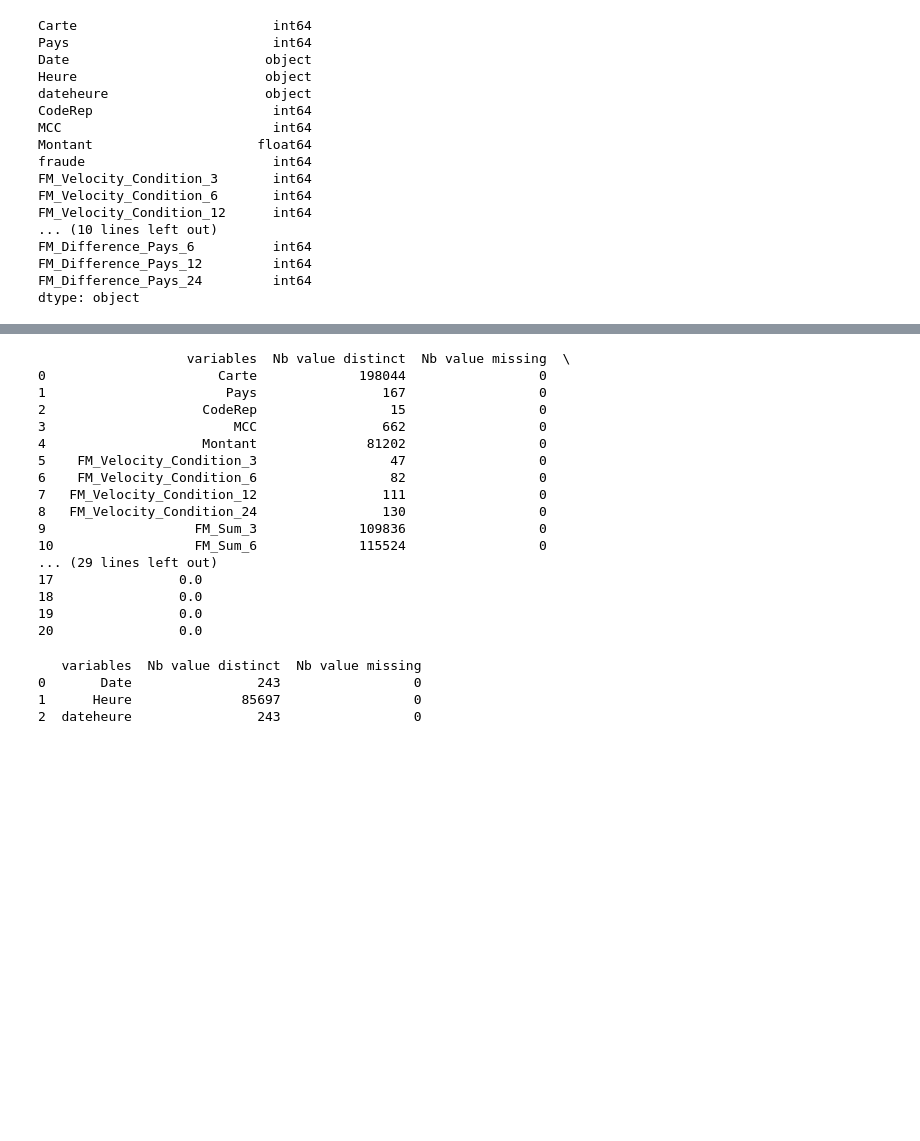
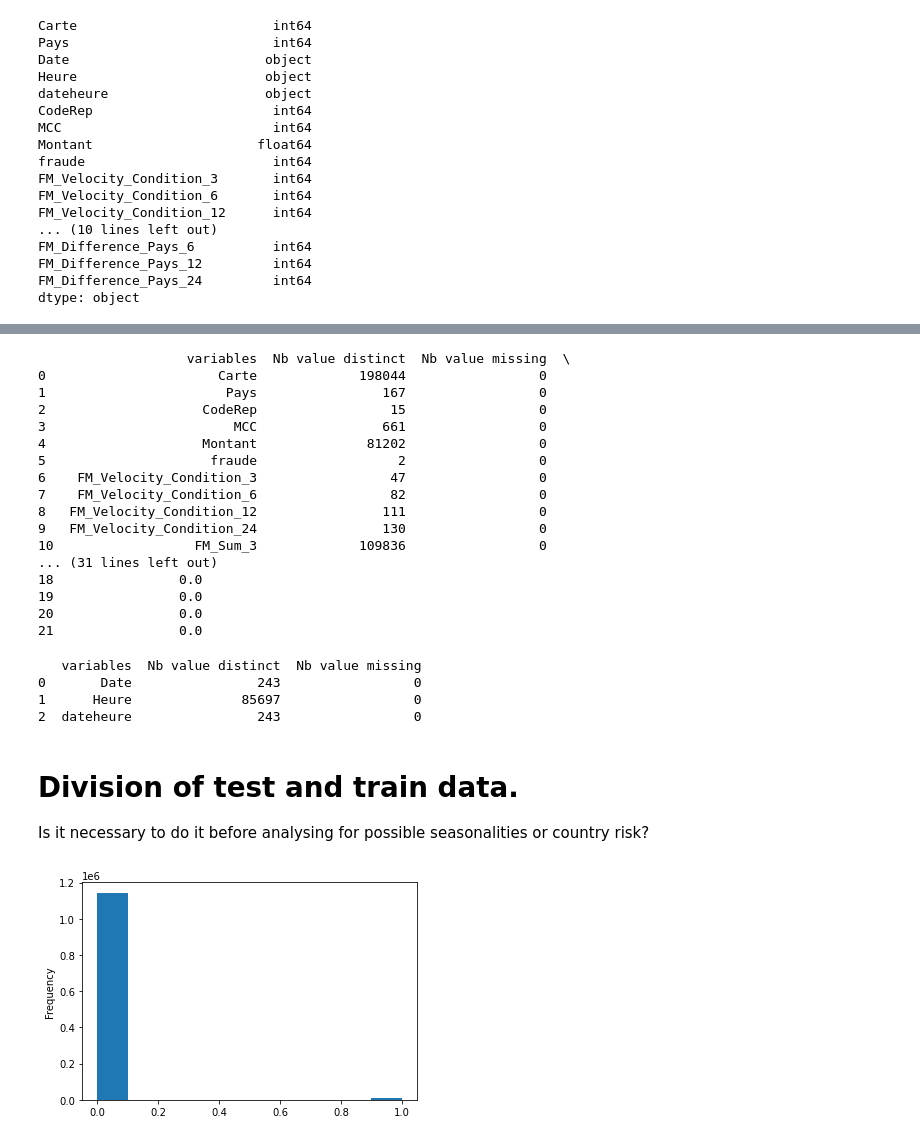
Before and after one commit to AleMax2/Scoring, a Jupyter notebook: Scoring .ipynb, the cells around one changed output, grey strips where cells are left out. Cells and saved outputs as stored; diff of their text form; code cells hidden in the pictures; blank space fills up the shorter version.

```diff
--- a/Scoring .ipynb
+++ b/Scoring .ipynb
@@ -39,6 +43,4 @@ FM_Difference_Pays_6          int64
 FM_Difference_Pays_12         int64
 FM_Difference_Pays_24         int64
 dtype: object
-# %%
-data['fraude'] = data['fraude'].astype('bool')
 # %%
@@ -87,19 +89,19 @@ print(info_df_num_2)
 0                      Carte             198044                 0
 1                       Pays                167                 0
 2                    CodeRep                 15                 0
-3                        MCC                662                 0
+3                        MCC                661                 0
 4                    Montant              81202                 0
-5    FM_Velocity_Condition_3                 47                 0
-6    FM_Velocity_Condition_6                 82                 0
-7   FM_Velocity_Condition_12                111                 0
-8   FM_Velocity_Condition_24                130                 0
-9                   FM_Sum_3             109836                 0
-10                  FM_Sum_6             115524                 0
-... (29 lines left out)
-17                0.0
+5                     fraude                  2                 0
+6    FM_Velocity_Condition_3                 47                 0
+7    FM_Velocity_Condition_6                 82                 0
+8   FM_Velocity_Condition_12                111                 0
+9   FM_Velocity_Condition_24                130                 0
+10                  FM_Sum_3             109836                 0
+... (31 lines left out)
 18                0.0
 19                0.0
 20                0.0
+21                0.0
 # %%
 list_var_cat = info_types[info_types[0]=="object"].index.tolist()
 
@@ -120,3 +122,16 @@ print(info_df_cat)
 0       Date                243                 0
 1      Heure              85697                 0
 2  dateheure                243                 0
+# %%
+data["Heure"] = data["Heure"].str.split(':', expand=True)[0]
+data["Date"] = pd.to_datetime(data["Date"], format='%d/%m/%Y')
+data["Month"] = data["Date"].dt.month
+data["Month"] = data["Month"].astype('object')
+data["CodeRep"]=np.where(data["CodeRep"] == 0,1,0)
+# %% [markdown]
+# Division of test and train data.
+Is it necessary to do it before analysing for possible seasonalities or country risk?
+# %%
+data["fraude"].plot(kind = 'hist');
+# %% [output]
+[figure, added]
```
Also changed, not shown: parts of 30 cells of this notebook.
